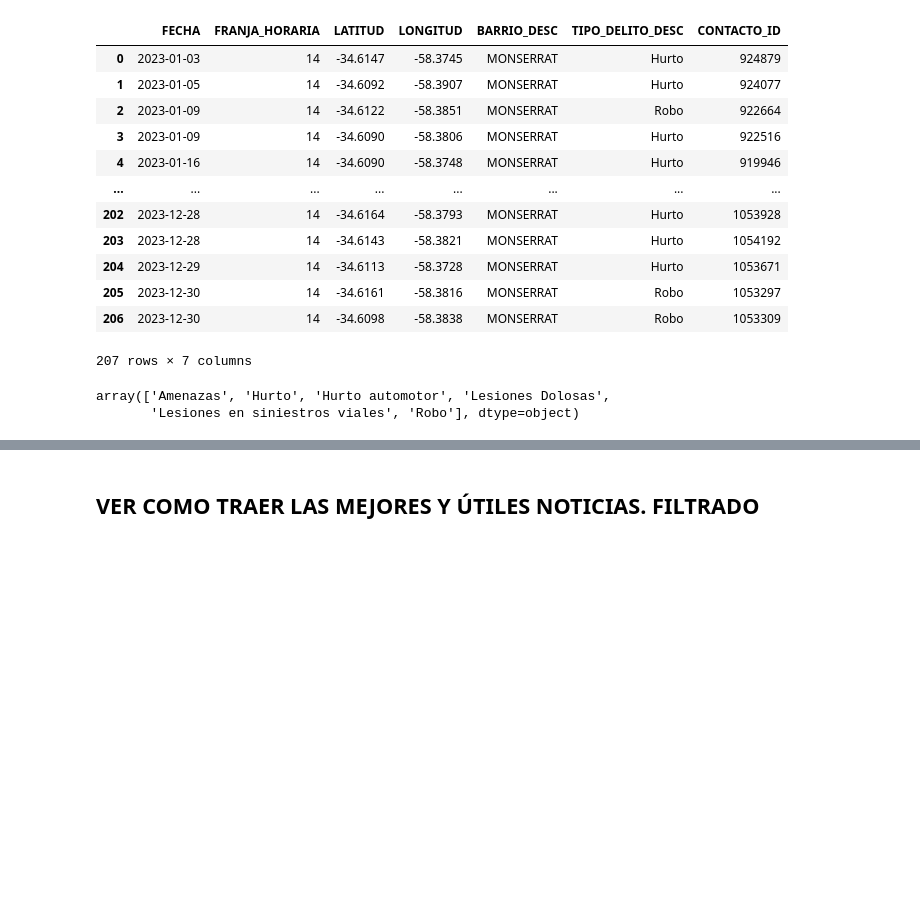
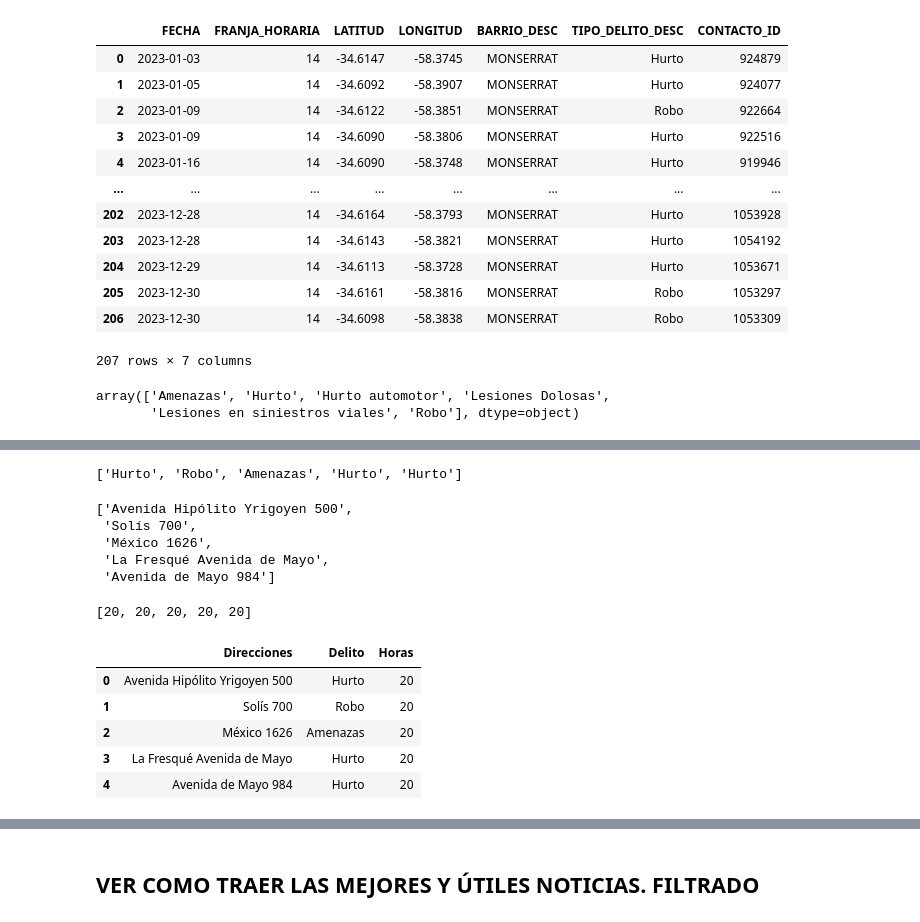
Before and after one commit to NicolasCH24/CrimeApp, a Jupyter notebook: Notebooks/AppCrime/Mapa/streamlit_map.ipynb, the cells around one changed output, grey strips where cells are left out. Cells and saved outputs as stored; diff of their text form; code cells hidden in the pictures; blank space fills up the shorter version.

```diff
--- a/Notebooks/AppCrime/Mapa/streamlit_map.ipynb
+++ b/Notebooks/AppCrime/Mapa/streamlit_map.ipynb
@@ -591,0 +607,50 @@ fig_delitos.show()
+# %%
+geolocator = Nominatim(user_agent="AppCrimeStreamlit")
+# %%
+direcciones = []
+delitos = []
+horas = []
+for location in locations:
+    direccion = geolocator.reverse((location[2], location[3]), exactly_one=True, language='es').raw['address']
+    for d in direccion:
+        if d == 'house_number':
+            direcciones.append(direccion['road'] + " " + direccion['house_number'])
+            delitos.append(location[5])
+            horas.append(location[1])
+        elif d == 'tourism':
+            direcciones.append(direccion['tourism'] + " " + direccion['road'])
+            delitos.append(location[5])
+            horas.append(location[1])
+# %%
+delitos
+# %% [output]
+['Hurto', 'Robo', 'Amenazas', 'Hurto', 'Hurto']
+# %%
+direcciones
+# %% [output]
+['Avenida Hipólito Yrigoyen 500',
+ 'Solís 700',
+ 'México 1626',
+ 'La Fresqué Avenida de Mayo',
+ 'Avenida de Mayo 984']
+# %%
+horas
+# %% [output]
+[20, 20, 20, 20, 20]
+# %%
+data_dict = {
+    'Direcciones':direcciones,
+    'Delito':delitos,
+    'Horas':horas
+}
+# %%
+df_agent = pd.DataFrame(data_dict)
+# %%
+df_agent
+# %% [output]
+|  | Direcciones | Delito | Horas |
+| 0 | Avenida Hipólito Yrigoyen 500 | Hurto | 20 |
+| 1 | Solís 700 | Robo | 20 |
+| 2 | México 1626 | Amenazas | 20 |
+| 3 | La Fresqué Avenida de Mayo | Hurto | 20 |
+| 4 | Avenida de Mayo 984 | Hurto | 20 |
```
Also changed, not shown: parts of 17 cells of this notebook.
